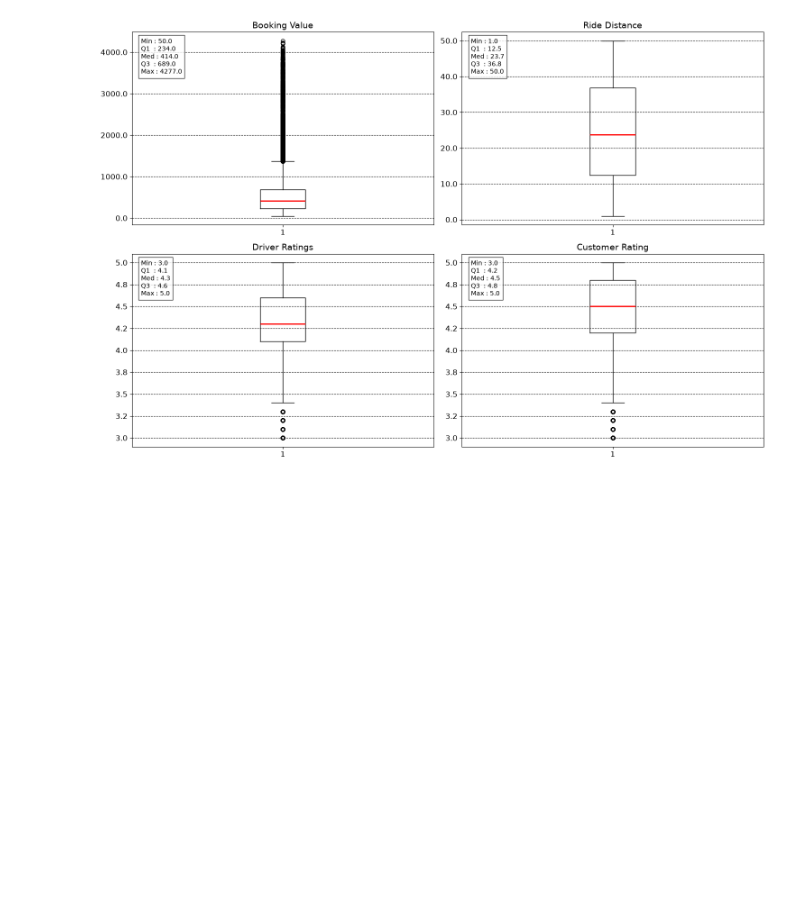
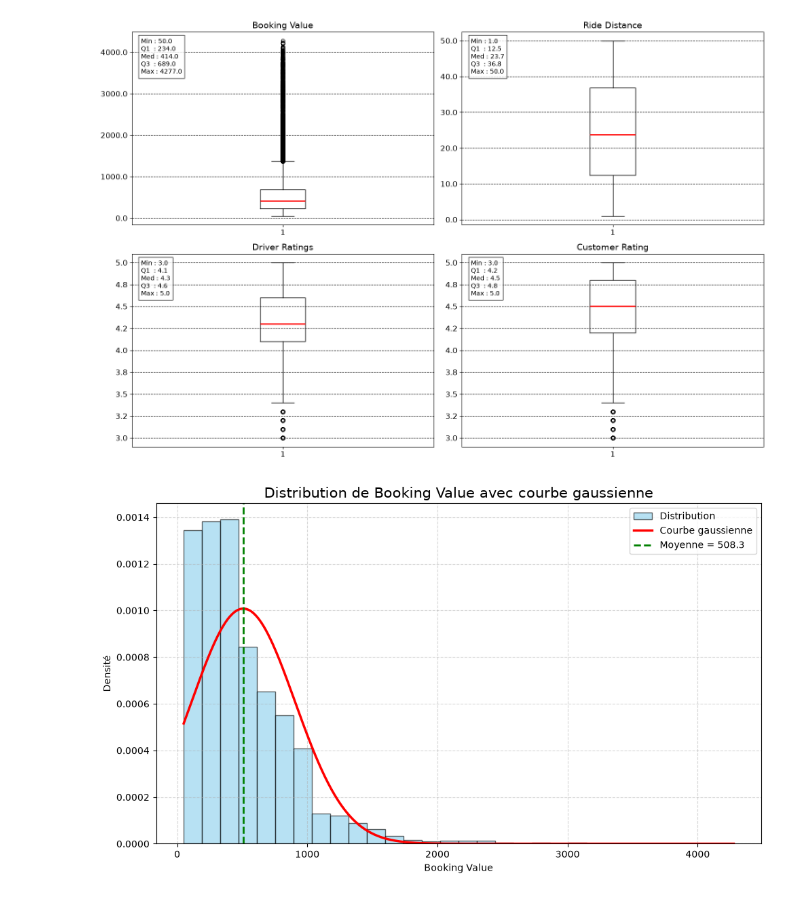
Before and after one commit to Balkis-dev/Repository_Booking, a Jupyter notebook: nettoyer_booking_data.ipynb, the cells around one changed output. Drawn from its saved outputs; the diff is of its cells as text; code cells hidden in the pictures; blank space fills up the shorter version.

Commit message:
Ajout de courbes gaussiennes et de Kernel Density Estimation

```diff
--- a/nettoyer_booking_data.ipynb
+++ b/nettoyer_booking_data.ipynb
@@ -304,7 +304,16 @@ payment_method_remplacement = {
     "Credit Card": "Card",
     "Debit Card": "Card",
     "UPI": "UPI",
-    "Uber Wallet": "Wallet"
+    "Uber Wallet": "Wallet",
 }
 
-df["Payment Method"] = df["Payment Method"].replace(payment_method_remplacement)
+# Uniformisation des catégories
+df["Payment Method"] = df["Payment Method"].replace(
+    payment_method_remplacement
+)
+
+# Remplacement des valeurs manquantes
+df["Payment Method"] = df["Payment Method"].fillna(
+    "No Payment"
+)
+print(df["Payment Method"].value_counts(dropna=False))
@@ -1067,3 +1086,83 @@ plt.tight_layout()
 plt.show()
 # %% [output]
 [figure]
+# %%
+import matplotlib.pyplot as plt
+import numpy as np
+
+# Garder uniquement les valeurs positives
+valeurs = df.loc[
+    df["Booking Value"] > 0,
+    "Booking Value"
+]
+
+# Calcul de la moyenne et de l'écart-type
+moyenne = valeurs.mean()
+ecart_type = valeurs.std()
+
+# Axe des x
+x = np.linspace(
+    valeurs.min(),
+    valeurs.max(),
+    500
+)
+
+# Fonction de densité gaussienne
+gauss = (
+    1
+    / (ecart_type * np.sqrt(2 * np.pi))
+) * np.exp(
+    -((x - moyenne) ** 2)
+    / (2 * ecart_type ** 2)
+)
+
+plt.figure(figsize=(10, 6))
+
+# Histogramme normalisé
+plt.hist(
+    valeurs,
+    bins=30,
+    density=True,
+    alpha=0.6,
+    color="skyblue",
+    edgecolor="black",
+    label="Distribution"
+)
+
+# Courbe gaussienne
+plt.plot(
+    x,
+    gauss,
+    color="red",
+    linewidth=2.5,
+    label="Courbe gaussienne"
+)
+
+# Ligne de la moyenne
+plt.axvline(
+    moyenne,
+    color="green",
+    linestyle="--",
+    linewidth=2,
+    label=f"Moyenne = {moyenne:.1f}"
+)
+
+plt.title(
+    "Distribution de Booking Value avec courbe gaussienne",
+    fontsize=15
+)
+
+plt.xlabel("Booking Value")
+plt.ylabel("Densité")
+
+plt.grid(
+    linestyle="--",
+    alpha=0.5
+)
+
+plt.legend()
+
+plt.tight_layout()
+plt.show()
+# %% [output]
+[figure, added]
```
Also changed, not shown: parts of 4 cells of this notebook, 1 other file.
